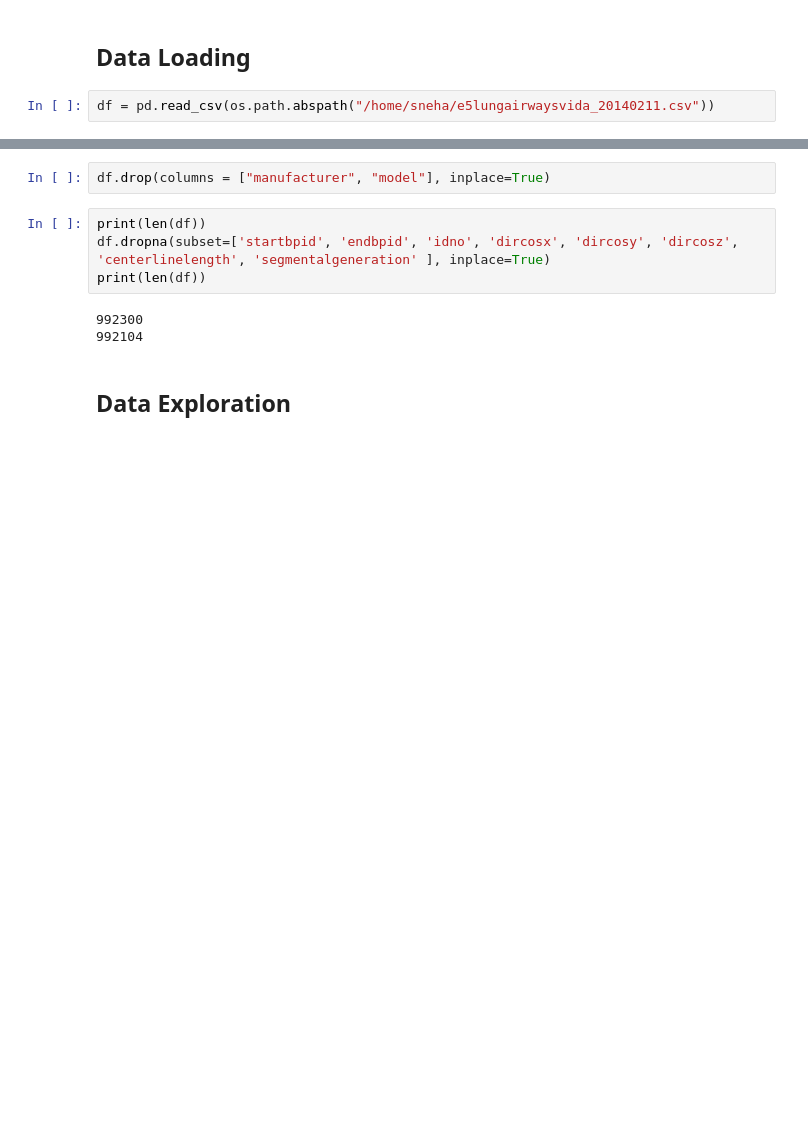
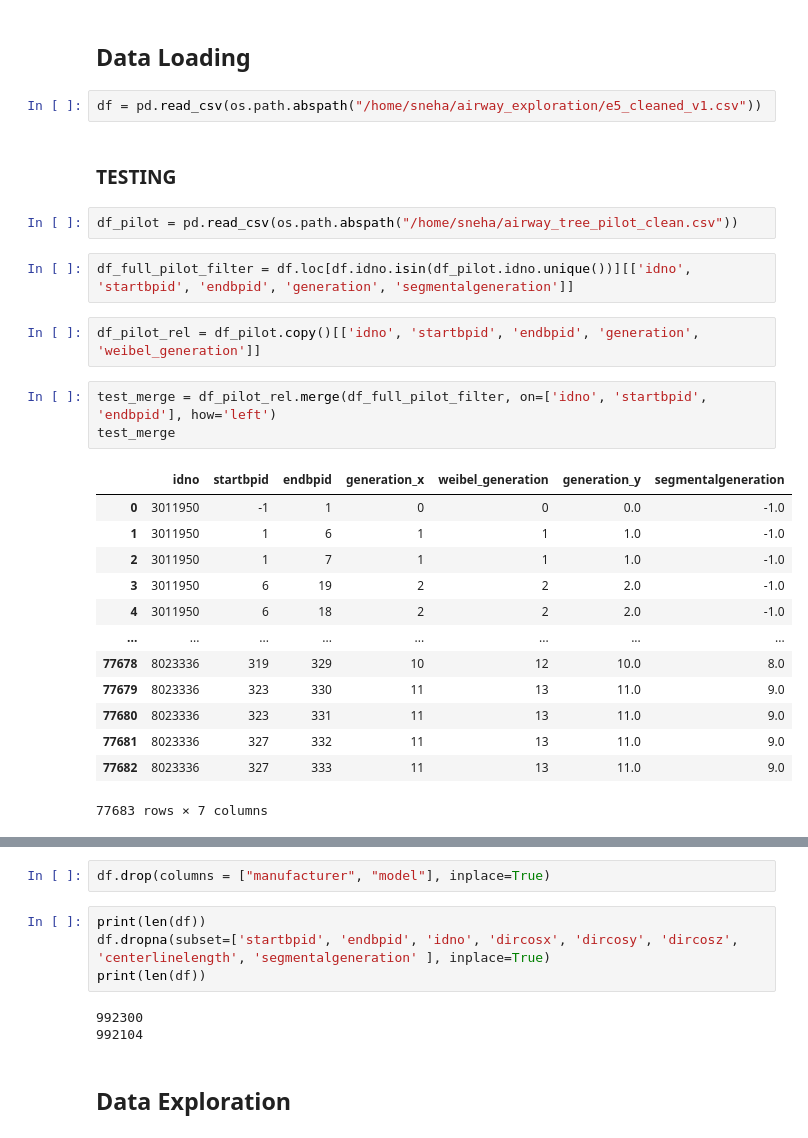
Before and after one commit to s-n-naik/airway_exploration, a Jupyter notebook: pilot_data_exploration.ipynb, the cells around one changed output, grey strips where cells are left out. Saved outputs shown, nothing was run; the diff lists cells and outputs as text; blank space fills up the shorter version.

```diff
--- a/pilot_data_exploration.ipynb
+++ b/pilot_data_exploration.ipynb
@@ -11,4 +12,29 @@ import torch
 # %% [markdown]
 ## Data Loading
 # %%
-df = pd.read_csv(os.path.abspath("/home/sneha/e5lungairwaysvida_20140211.csv"))
+df = pd.read_csv(os.path.abspath("/home/sneha/airway_exploration/e5_cleaned_v1.csv"))
+# %% [markdown]
+### TESTING
+# %%
+df_pilot = pd.read_csv(os.path.abspath("/home/sneha/airway_tree_pilot_clean.csv"))
+# %%
+df_full_pilot_filter = df.loc[df.idno.isin(df_pilot.idno.unique())][['idno', 'startbpid', 'endbpid', 'generation', 'segmentalgeneration']]
+# %%
+df_pilot_rel = df_pilot.copy()[['idno', 'startbpid', 'endbpid', 'generation', 'weibel_generation']]
+# %%
+test_merge = df_pilot_rel.merge(df_full_pilot_filter, on=['idno', 'startbpid', 'endbpid'], how='left')
+test_merge
+# %% [output]
+|  | idno | startbpid | endbpid | generation_x | weibel_generation | generation_y | segmentalgeneration |
+| 0 | 3011950 | -1 | 1 | 0 | 0 | 0.0 | -1.0 |
+| 1 | 3011950 | 1 | 6 | 1 | 1 | 1.0 | -1.0 |
+| 2 | 3011950 | 1 | 7 | 1 | 1 | 1.0 | -1.0 |
+| 3 | 3011950 | 6 | 19 | 2 | 2 | 2.0 | -1.0 |
+| 4 | 3011950 | 6 | 18 | 2 | 2 | 2.0 | -1.0 |
+| ... | ... | ... | ... | ... | ... | ... | ... |
+| 77678 | 8023336 | 319 | 329 | 10 | 12 | 10.0 | 8.0 |
+| 77679 | 8023336 | 323 | 330 | 11 | 13 | 11.0 | 9.0 |
+| 77680 | 8023336 | 323 | 331 | 11 | 13 | 11.0 | 9.0 |
+| 77681 | 8023336 | 327 | 332 | 11 | 13 | 11.0 | 9.0 |
+| 77682 | 8023336 | 327 | 333 | 11 | 13 | 11.0 | 9.0 |
+77683 rows × 7 columns
```
Also changed, not shown: parts of 10 cells of this notebook, 3 other files.
